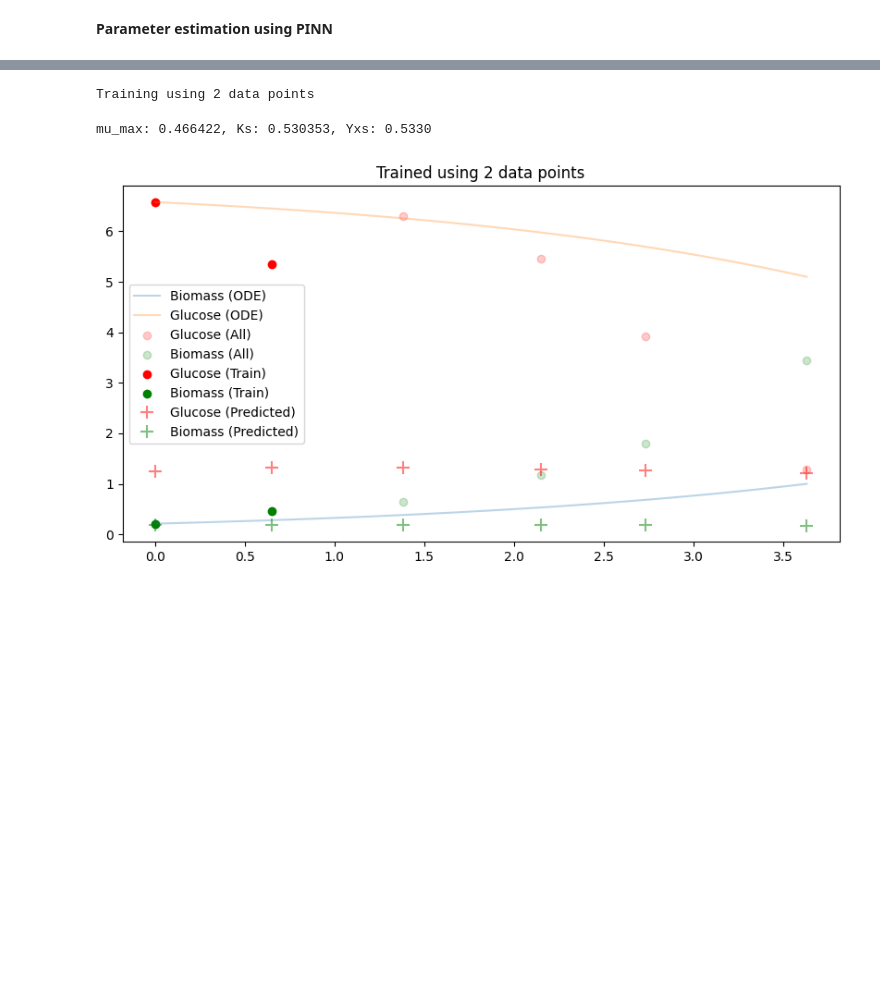
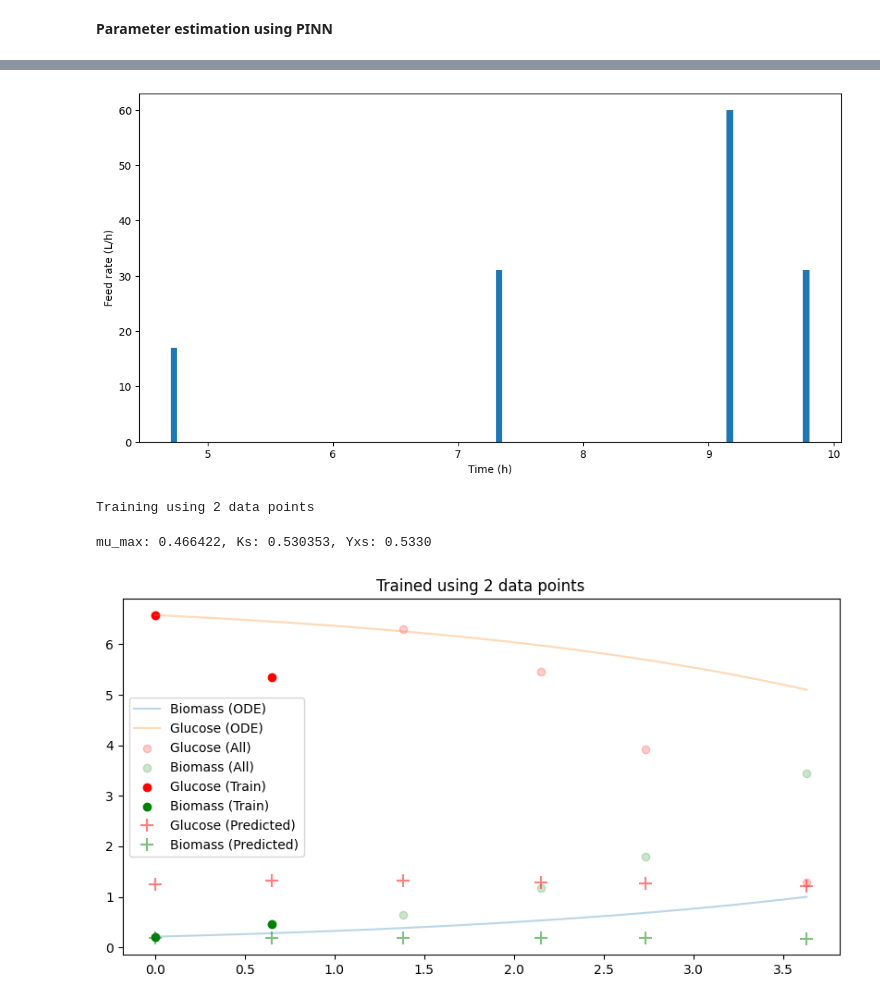
Before and after one commit to costasmexis/dynamic-modeling, a Jupyter notebook: notebooks/fed_batch_main.ipynb, the cells around one changed output, grey strips where cells are left out. Drawn from its saved outputs; the diff is of its cells as text; code cells hidden in the pictures; blank space fills up the shorter version.

```diff
--- a/notebooks/fed_batch_main.ipynb
+++ b/notebooks/fed_batch_main.ipynb
@@ -28,7 +25,7 @@ The autoreload extension is already loaded. To reload it, use:
 __Parameter estimation using PINN__
 # %%
 FILENAME = '../data/data_processed.xlsx'
-EXPERIMENT = 'BR07'
+EXPERIMENT = 'BR01'
 
 df, feeds = get_data_and_feed(FILENAME, EXPERIMENT)
 
@@ -41,3 +46,11 @@ Dataset shape: (27, 8)
+# %%
+plt.figure(figsize=(12, 6))
+plt.bar(feeds['Time'], feeds['F'], width=0.05)
+plt.xlabel('Time (h)')
+plt.ylabel('Feed rate (L/h)')
+plt.show()
+# %% [output]
+[figure, added]
 # %%
 def plot_simulation(t, y, full_df, train_df, net_df, title):
     plt.figure(figsize=(10, 5))
```
Also changed, not shown: parts of 3 cells of this notebook, 39 other files.
